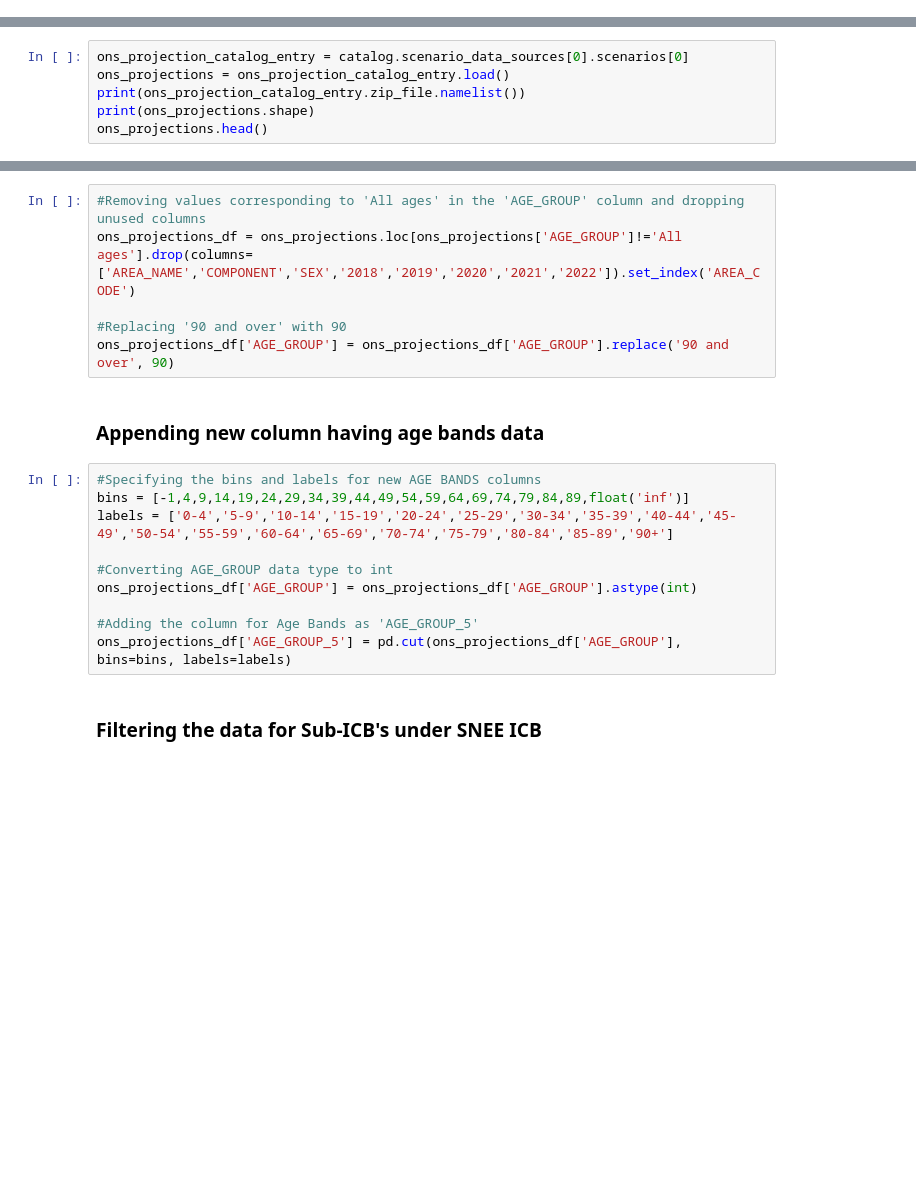
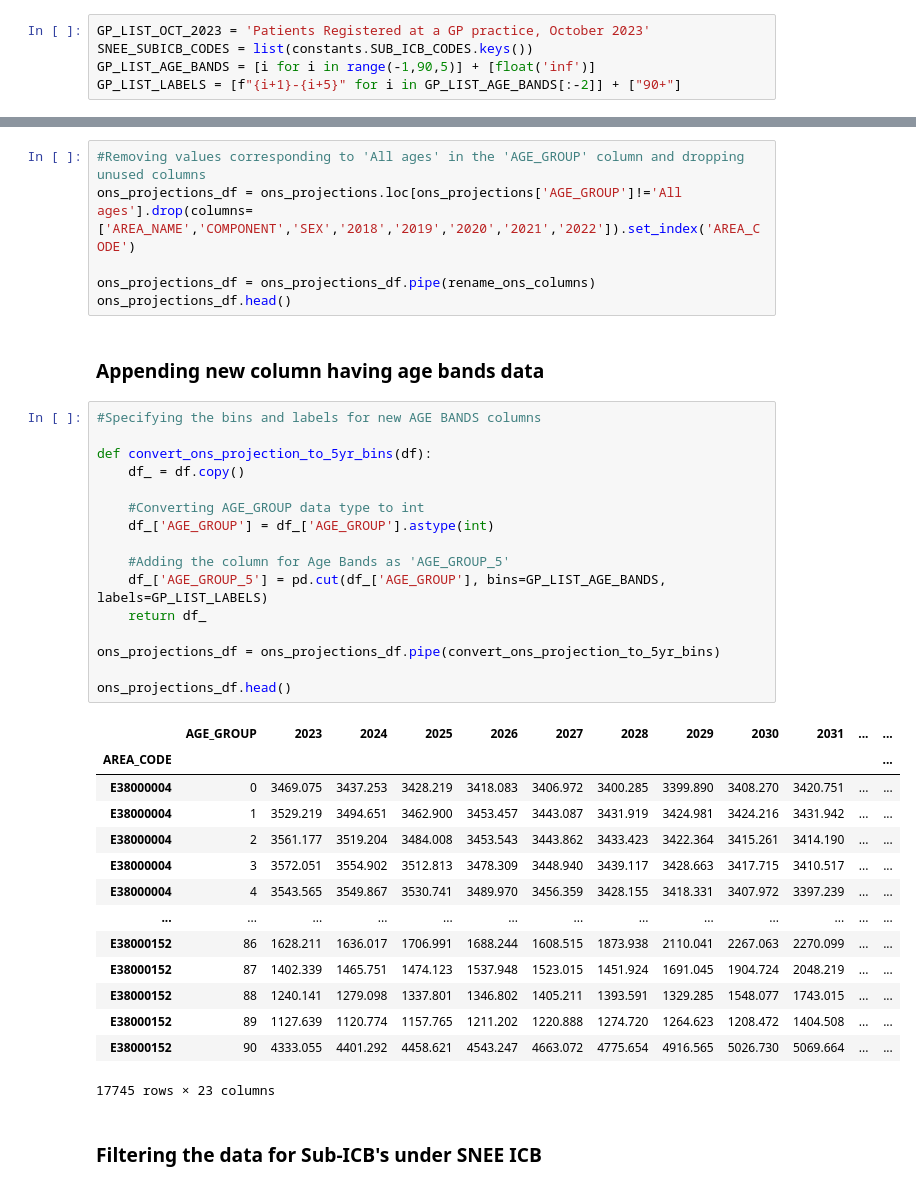
Before and after one commit to SNEE-ICS/PrimaryCareDemandAndCapacity, a Jupyter notebook: notebooks/1c_DemographicPopGrowth.ipynb, the cells around one changed output, grey strips where cells are left out. Drawn from its saved outputs; the diff is of its cells as text; blank space fills up the shorter version.

```diff
--- a/notebooks/1c_DemographicPopGrowth.ipynb
+++ b/notebooks/1c_DemographicPopGrowth.ipynb
@@ -25,3 +28,8 @@ from src.various_methods import PlotCounter
+# %%
+GP_LIST_OCT_2023 = 'Patients Registered at a GP practice, October 2023'
+SNEE_SUBICB_CODES = list(constants.SUB_ICB_CODES.keys())
+GP_LIST_AGE_BANDS = [i for i in range(-1,90,5)] + [float('inf')]
+GP_LIST_LABELS = [f"{i+1}-{i+5}" for i in GP_LIST_AGE_BANDS[:-2]] + ["90+"]
 # %% [markdown]
 ### **Loading the Data catalogue**
 # %%
@@ -115,8 +135,2 @@ snee_gp_patients_reg
 # %% [markdown]
 ## **Loading & Preprocessing the Dataset - ONS Population projections**
-# %%
-ons_projection_catalog_entry = catalog.scenario_data_sources[0].scenarios[0]
-ons_projections = ons_projection_catalog_entry.load()
-print(ons_projection_catalog_entry.zip_file.namelist())
-print(ons_projections.shape)
-ons_projections.head()
@@ -145,20 +163,41 @@ print(ons_projections['AGE_GROUP'].unique())
 #Removing values corresponding to 'All ages' in the 'AGE_GROUP' column and dropping unused columns
 ons_projections_df = ons_projections.loc[ons_projections['AGE_GROUP']!='All ages'].drop(columns=['AREA_NAME','COMPONENT','SEX','2018','2019','2020','2021','2022']).set_index('AREA_CODE')
 
-#Replacing '90 and over' with 90
-ons_projections_df['AGE_GROUP'] = ons_projections_df['AGE_GROUP'].replace('90 and over', 90)
+ons_projections_df = ons_projections_df.pipe(rename_ons_columns)
+ons_projections_df.head()
 # %% [markdown]
 ### **Appending new column having age bands data**
-# %%
-#Specifying the bins and labels for new AGE BANDS columns
-bins = [-1,4,9,14,19,24,29,34,39,44,49,54,59,64,69,74,79,84,89,float('inf')]
-labels = ['0-4','5-9','10-14','15-19','20-24','25-29','30-34','35-39','40-44','45-49','50-54','55-59','60-64','65-69','70-74','75-79','80-84','85-89','90+']
-
-#Converting AGE_GROUP data type to int
-ons_projections_df['AGE_GROUP'] = ons_projections_df['AGE_GROUP'].astype(int)
-
-#Adding the column for Age Bands as 'AGE_GROUP_5'
-ons_projections_df['AGE_GROUP_5'] = pd.cut(ons_projections_df['AGE_GROUP'], bins=bins, labels=labels)
+# %%
+#Specifying the bins and labels for new AGE BANDS columns
+
+def convert_ons_projection_to_5yr_bins(df):
+    df_ = df.copy()
+
+    #Converting AGE_GROUP data type to int
+    df_['AGE_GROUP'] = df_['AGE_GROUP'].astype(int)
+
+    #Adding the column for Age Bands as 'AGE_GROUP_5'
+    df_['AGE_GROUP_5'] = pd.cut(df_['AGE_GROUP'], bins=GP_LIST_AGE_BANDS, labels=GP_LIST_LABELS)
+    return df_
+
+ons_projections_df = ons_projections_df.pipe(convert_ons_projection_to_5yr_bins)
+
+ons_projections_df.head()
+# %% [output]
+|  | AGE_GROUP | 2023 | 2024 | 2025 | 2026 | 2027 | 2028 | 2029 | 2030 | 2031 | ... | ... |
+| AREA_CODE |  |  |  |  |  |  |  |  |  |  |  | ... |
+| E38000004 | 0 | 3469.075 | 3437.253 | 3428.219 | 3418.083 | 3406.972 | 3400.285 | 3399.890 | 3408.270 | 3420.751 | ... | ... |
+| E38000004 | 1 | 3529.219 | 3494.651 | 3462.900 | 3453.457 | 3443.087 | 3431.919 | 3424.981 | 3424.216 | 3431.942 | ... | ... |
+| E38000004 | 2 | 3561.177 | 3519.204 | 3484.008 | 3453.543 | 3443.862 | 3433.423 | 3422.364 | 3415.261 | 3414.190 | ... | ... |
+| E38000004 | 3 | 3572.051 | 3554.902 | 3512.813 | 3478.309 | 3448.940 | 3439.117 | 3428.663 | 3417.715 | 3410.517 | ... | ... |
+| E38000004 | 4 | 3543.565 | 3549.867 | 3530.741 | 3489.970 | 3456.359 | 3428.155 | 3418.331 | 3407.972 | 3397.239 | ... | ... |
+| ... | ... | ... | ... | ... | ... | ... | ... | ... | ... | ... | ... | ... |
+| E38000152 | 86 | 1628.211 | 1636.017 | 1706.991 | 1688.244 | 1608.515 | 1873.938 | 2110.041 | 2267.063 | 2270.099 | ... | ... |
+| E38000152 | 87 | 1402.339 | 1465.751 | 1474.123 | 1537.948 | 1523.015 | 1451.924 | 1691.045 | 1904.724 | 2048.219 | ... | ... |
+| E38000152 | 88 | 1240.141 | 1279.098 | 1337.801 | 1346.802 | 1405.211 | 1393.591 | 1329.285 | 1548.077 | 1743.015 | ... | ... |
+| E38000152 | 89 | 1127.639 | 1120.774 | 1157.765 | 1211.202 | 1220.888 | 1274.720 | 1264.623 | 1208.472 | 1404.508 | ... | ... |
+| E38000152 | 90 | 4333.055 | 4401.292 | 4458.621 | 4543.247 | 4663.072 | 4775.654 | 4916.565 | 5026.730 | 5069.664 | ... | ... |
+17745 rows × 23 columns
 # %% [markdown]
 ### **Filtering the data for Sub-ICB's under SNEE ICB**
 # %%
```
Also changed, not shown: parts of 16 cells of this notebook, 2 other files.
